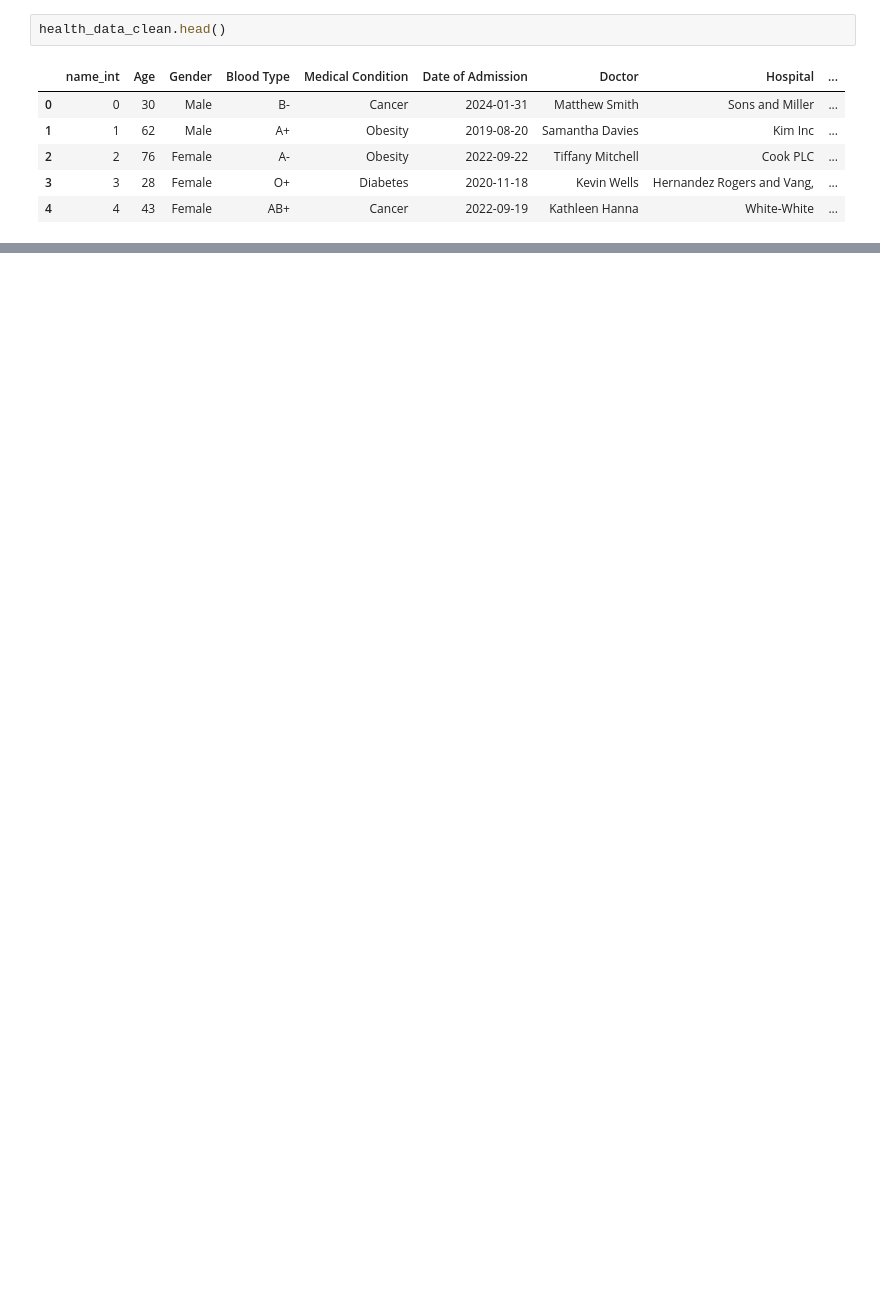
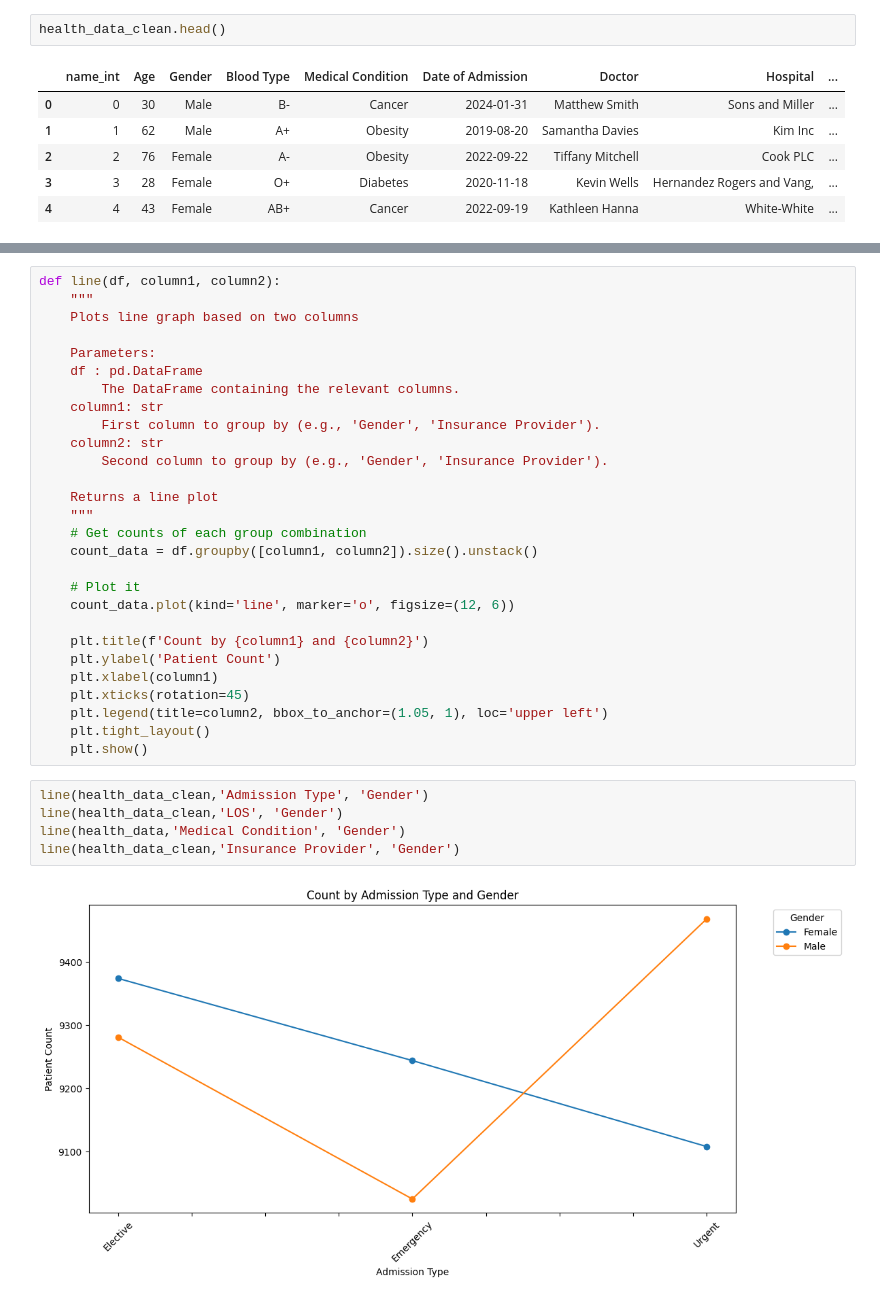
Before and after one commit to luckycarms/healthcare_dataset, a Jupyter notebook: synthetic_healthcare_data.ipynb, the cells around one changed output, grey strips where cells are left out. Drawn from its saved outputs; the diff is of its cells as text; blank space fills up the shorter version.

```diff
--- a/synthetic_healthcare_data.ipynb
+++ b/synthetic_healthcare_data.ipynb
@@ -176,0 +332,35 @@ memory usage: 5.9+ MB
+# %%
+def line(df, column1, column2):
+    """
+    Plots line graph based on two columns
+
+    Parameters:
+    df : pd.DataFrame
+        The DataFrame containing the relevant columns.
+    column1: str
+        First column to group by (e.g., 'Gender', 'Insurance Provider').
+    column2: str
+        Second column to group by (e.g., 'Gender', 'Insurance Provider').
+
+    Returns a line plot
+    """
+    # Get counts of each group combination
+    count_data = df.groupby([column1, column2]).size().unstack()
+
+    # Plot it
+    count_data.plot(kind='line', marker='o', figsize=(12, 6))
+
+    plt.title(f'Count by {column1} and {column2}')
+    plt.ylabel('Patient Count')
+    plt.xlabel(column1)
+    plt.xticks(rotation=45)
+    plt.legend(title=column2, bbox_to_anchor=(1.05, 1), loc='upper left')
+    plt.tight_layout()
+    plt.show()
+# %%
+line(health_data_clean,'Admission Type', 'Gender')
+line(health_data_clean,'LOS', 'Gender')
+line(health_data,'Medical Condition', 'Gender')
+line(health_data_clean,'Insurance Provider', 'Gender')
+# %% [output]
+[figure, added]
```
Also changed, not shown: parts of 23 cells of this notebook.
